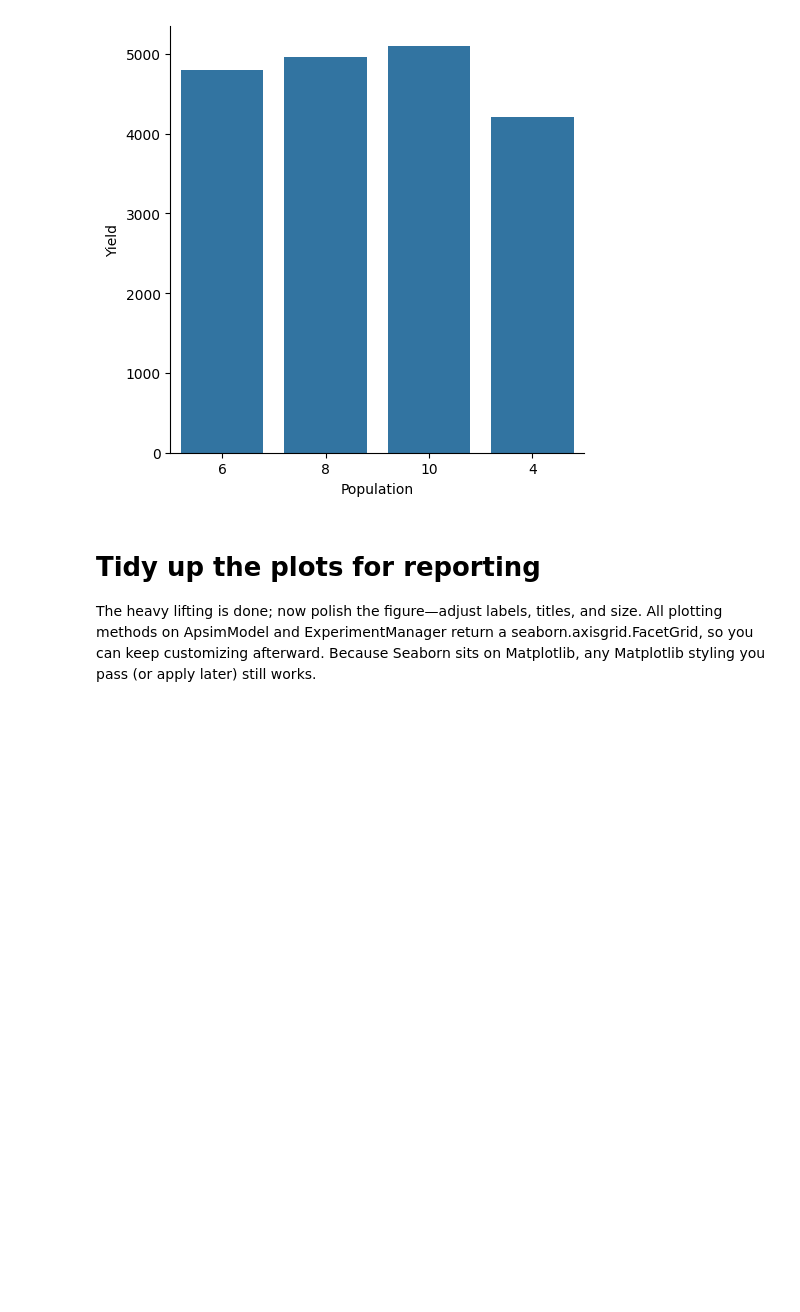
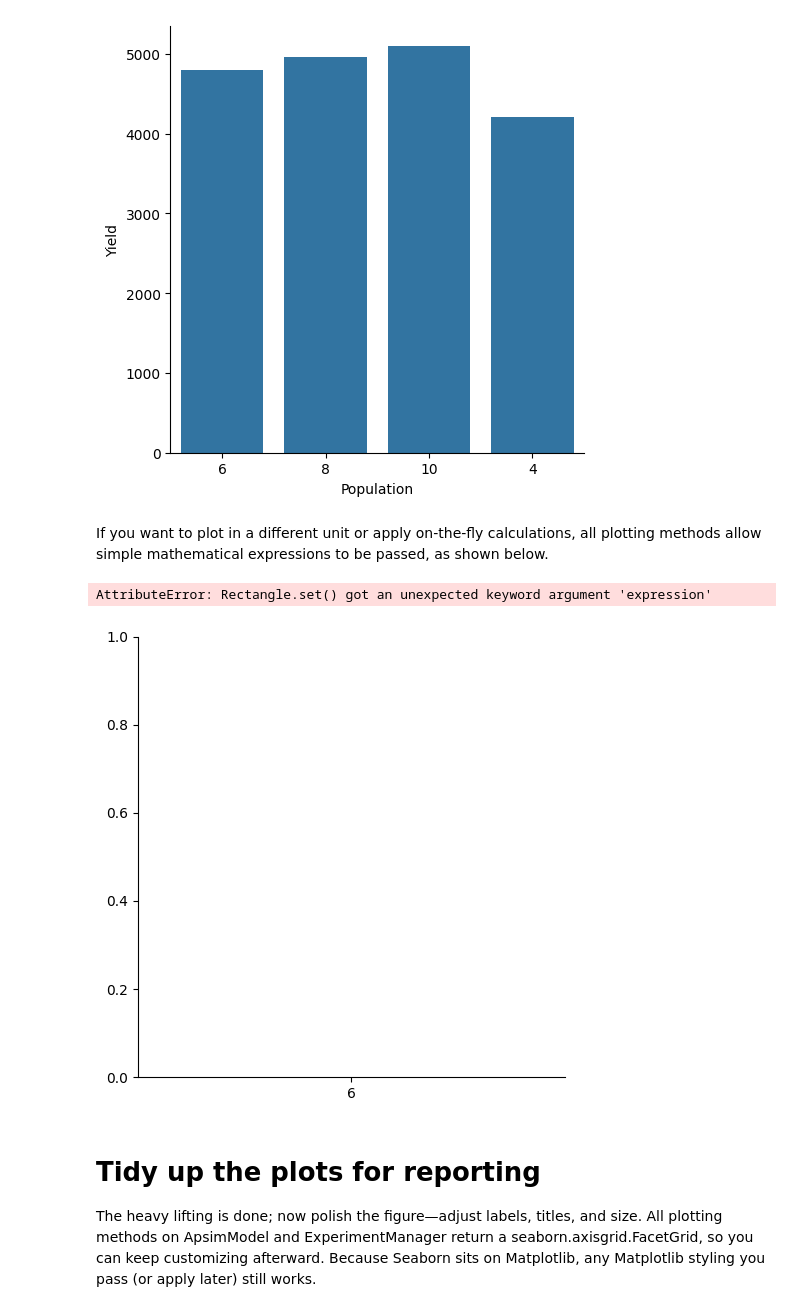
Before and after one commit to MAGALA-RICHARD/apsimNGpy, a Jupyter notebook: apsimNGpy/example_jupiter_notebooks/un_repaired/data_plotting_and_visualization.ipynb, the cells around one changed output. Drawn from its saved outputs; the diff is of its cells as text; code cells hidden in the pictures; blank space fills up the shorter version.

```diff
--- a/apsimNGpy/example_jupiter_notebooks/un_repaired/data_plotting_and_visualization.ipynb
+++ b/apsimNGpy/example_jupiter_notebooks/un_repaired/data_plotting_and_visualization.ipynb
@@ -165,6 +165,13 @@ model.cat_plot(table = 'Report', y='Yield', x= 'Population', kind = 'bar', error
 # %% [output]
 <seaborn.axisgrid.FacetGrid at 0x...>
 [figure]
+# %% [markdown]
+If you want to plot in a different unit or apply on-the-fly calculations, all plotting methods allow simple mathematical expressions to be passed, as shown below.
+# %%
+model.cat_plot(table = 'Report', y='Yield', expression ='Yield(Mg) = Yield/1000', x= 'Population', kind = 'bar', errorbar=None)
+# %% [output]
+AttributeError: Rectangle.set() got an unexpected keyword argument 'expression'
+[figure, added]
 # %% [markdown]
 # Tidy up the plots for reporting
 
```
Also changed, not shown: 1 other file.
